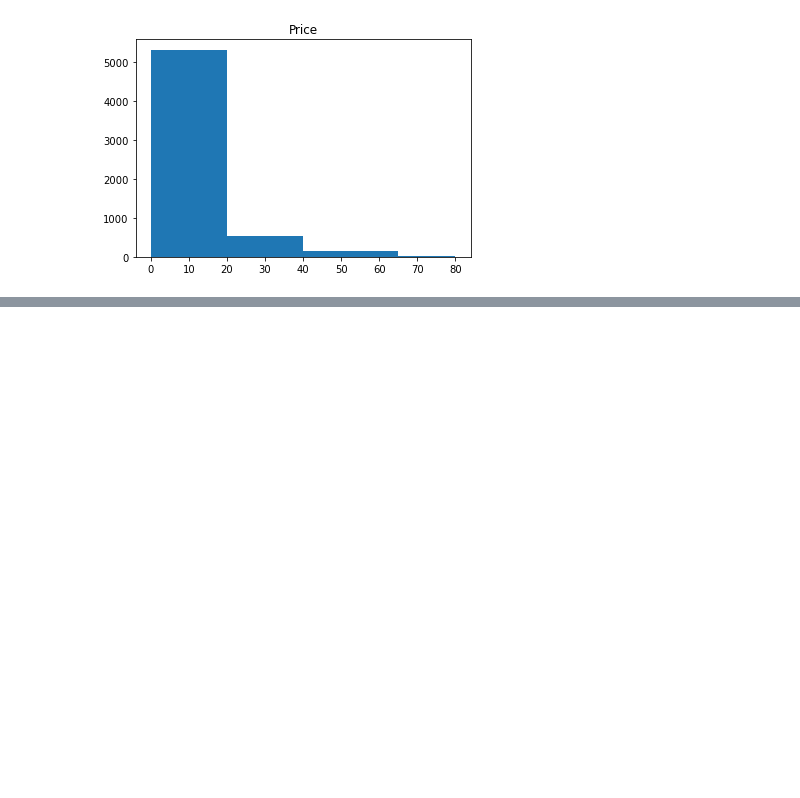
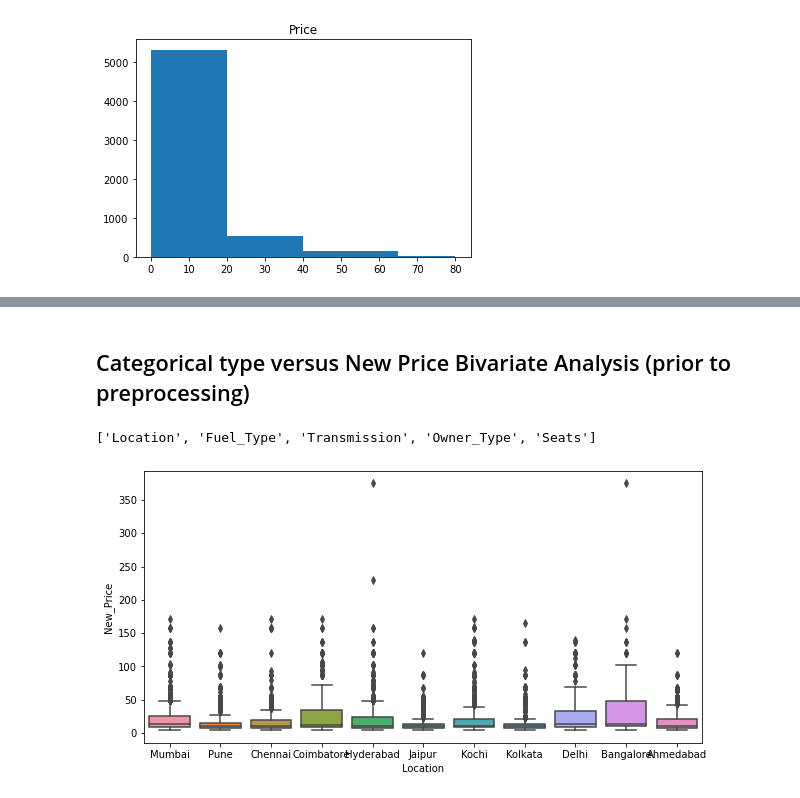
Before and after one commit to kwajpaige/UTAGL_SupervisedLearningLinear, a Jupyter notebook: PaigeSingleton_SupervisedLearningRegression_June2022.ipynb, the cells around one changed output, grey strips where cells are left out. Saved outputs shown, nothing was run; the diff lists cells and outputs as text; code cells hidden in the pictures; blank space fills up the shorter version.

```diff
--- a/PaigeSingleton_SupervisedLearningRegression_June2022.ipynb
+++ b/PaigeSingleton_SupervisedLearningRegression_June2022.ipynb
@@ -259,0 +273,13 @@ for colname in cols_to_bin:
+# %% [markdown]
+## Categorical type versus New Price Bivariate Analysis (prior to preprocessing)
+# %%
+cat_cols
+# %% [output]
+['Location', 'Fuel_Type', 'Transmission', 'Owner_Type', 'Seats']
+# %%
+#Locaton Vs New_Price
+plt.figure(figsize=(10, 5))
+sns.boxplot(x="Location", y="New_Price", data=cars)
+plt.show()
+# %% [output]
+[figure, added]
```
Also changed, not shown: parts of 13 cells of this notebook, 2 other files.
